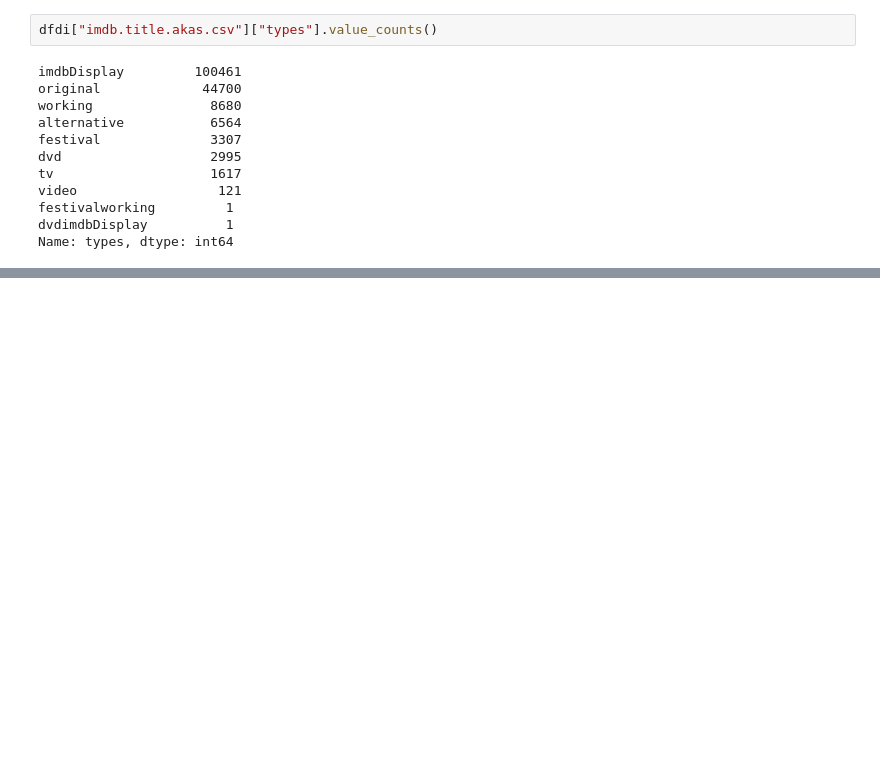
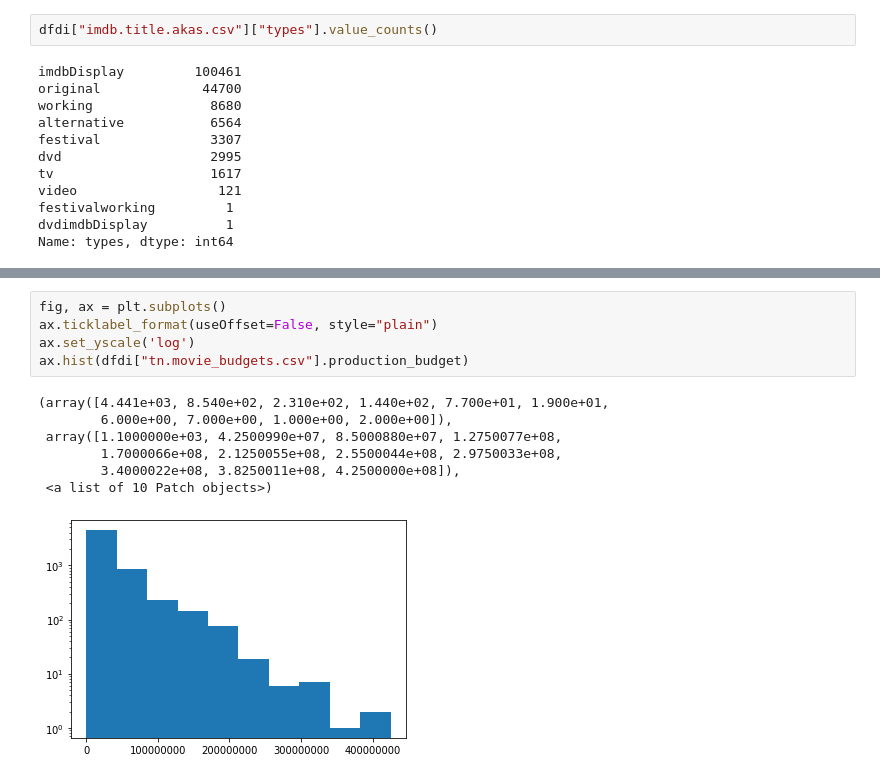
Before and after one commit to learn-co-students/dsc-mod-1-project-v2-1-nyc01-dtsc-ft-080320, a Jupyter notebook: Preliminary Data Exploration.ipynb, the cells around one changed output, grey strips where cells are left out. Drawn from its saved outputs; the diff is of its cells as text; blank space fills up the shorter version.

Commit message:
explored using log bins to graph movie budget

```diff
--- a/Preliminary Data Exploration.ipynb
+++ b/Preliminary Data Exploration.ipynb
@@ -113,0 +140,13 @@ Name: types, dtype: int64
+# %%
+fig, ax = plt.subplots()
+ax.ticklabel_format(useOffset=False, style="plain")
+ax.set_yscale('log')
+ax.hist(dfdi["tn.movie_budgets.csv"].production_budget)
+# %% [output]
+(array([4.441e+03, 8.540e+02, 2.310e+02, 1.440e+02, 7.700e+01, 1.900e+01,
+        6.000e+00, 7.000e+00, 1.000e+00, 2.000e+00]),
+ array([1.1000000e+03, 4.2500990e+07, 8.5000880e+07, 1.2750077e+08,
+        1.7000066e+08, 2.1250055e+08, 2.5500044e+08, 2.9750033e+08,
+        3.4000022e+08, 3.8250011e+08, 4.2500000e+08]),
+ <a list of 10 Patch objects>)
+[figure, added]
```
Also changed, not shown: parts of 12 cells of this notebook.
